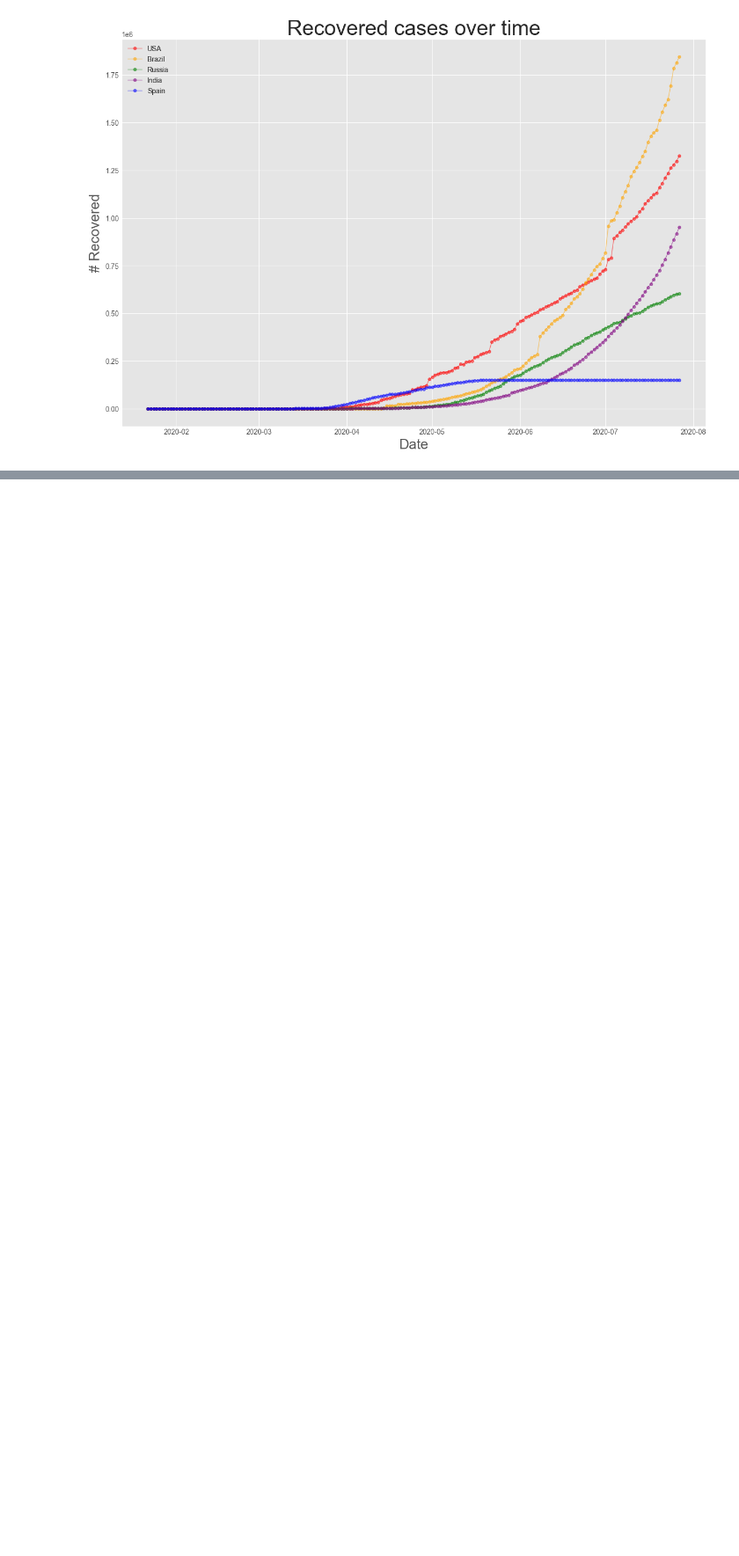
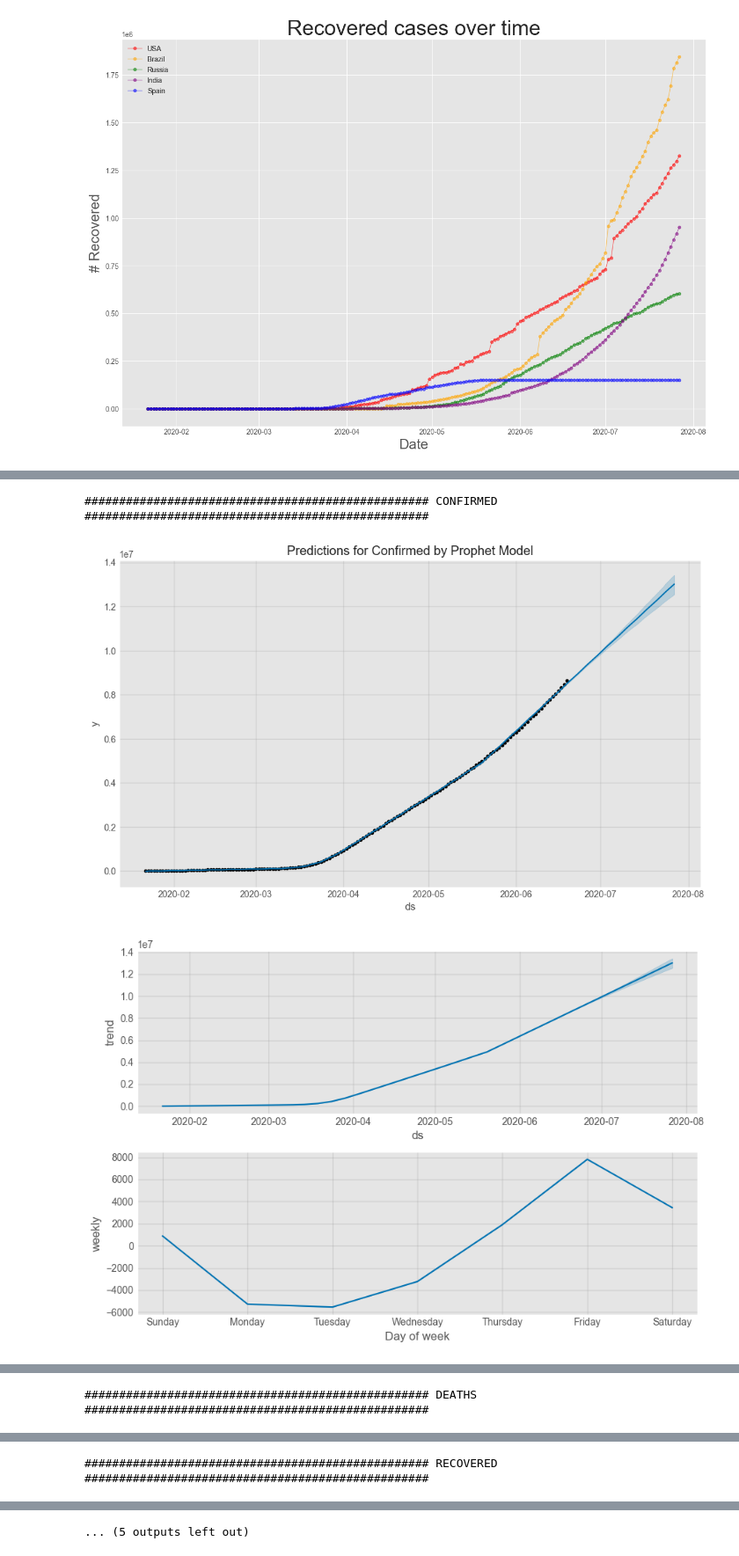
Before and after one commit to soumyadeepghoshGG/COVID-19-Time-Series-Analysis, a Jupyter notebook: COVID_19.ipynb, the cells around one changed output, grey strips where cells are left out. Shown at 88% size. Saved outputs shown, nothing was run; the diff lists cells and outputs as text; code cells hidden in the pictures; blank space fills up the shorter version.

```diff
--- a/COVID_19.ipynb
+++ b/COVID_19.ipynb
@@ -453 +473,11 @@ plot_components_plotly(model, forecast)
+# %%
+# Initialize DataFrame to store metrics
+model_metrics = pd.DataFrame(columns=['mape', 'rmse', 'r2'])
+
+def evaluate_forecast(type, y_true, y_pred):
+    model_metrics.loc[type, 'mape'] = mean_absolute_percentage_error(y_true, y_pred)
+    model_metrics.loc[type, 'rmse'] = mean_squared_error(y_true, y_pred, squared=False)
+    model_metrics.loc[type, 'r2'] = r2_score(y_true, y_pred)
+
+    return model_metrics
 # %%
@@ -499,0 +521,44 @@ for key, value in data.items():
+# %%
+data = {"CONFIRMED": confirmed, "DEATHS": deaths, "RECOVERED": recovered, "ACTIVE": active}
+predictions = []
+
+for key, value in data.items():
+    # Split data into training and test sets
+    train_size = int(0.8 * len(value))
+    train = value.iloc[:train_size]
+    test = value.iloc[train_size:]
+
+    # Instantiating a new Prophet object
+    model = Prophet()
+
+    # Fitting the historical DataFrame
+    model.fit(train)
+
+    # DataFrame to store predictions
+    future = model.make_future_dataframe(periods=len(test), include_history=True)
+
+    # Making predictions for the future
+    forecast = model.predict(future)
+
+    # Appending forecast to predictions list
+    predictions.append(forecast)
+
+    print("#" * 50, key, "#" * 50)
+
+    # Plotting the forecast
+    model.plot(forecast)
+    plt.title(f"Predictions for {key.title()} by Prophet Model")
+    plt.show()
+
+    # Plotting the components
+    model.plot_components(forecast)
+    plt.show()
+
+    # Evaluate performance on the test data
+    y_true = test['y'].values
+    y_pred = forecast['yhat'].values[-len(test):]
+
+    metrics_df = evaluate_forecast(key, y_true, y_pred)
+
+display(model_metrics)
+# %% [output]
@@ -499,0 +567,3 @@ for key, value in data.items():
+################################################## CONFIRMED ##################################################
+[figure, added]
+[figure, added]
@@ -499,0 +572 @@ for key, value in data.items():
+################################################## DEATHS ##################################################
@@ -499,0 +577 @@ for key, value in data.items():
+################################################## RECOVERED ##################################################
@@ -500 +580,2 @@ for key, value in data.items():
+... (5 outputs left out)
 # %% [markdown]
```
Also changed, not shown: parts of 31 cells of this notebook, 1 other file.
